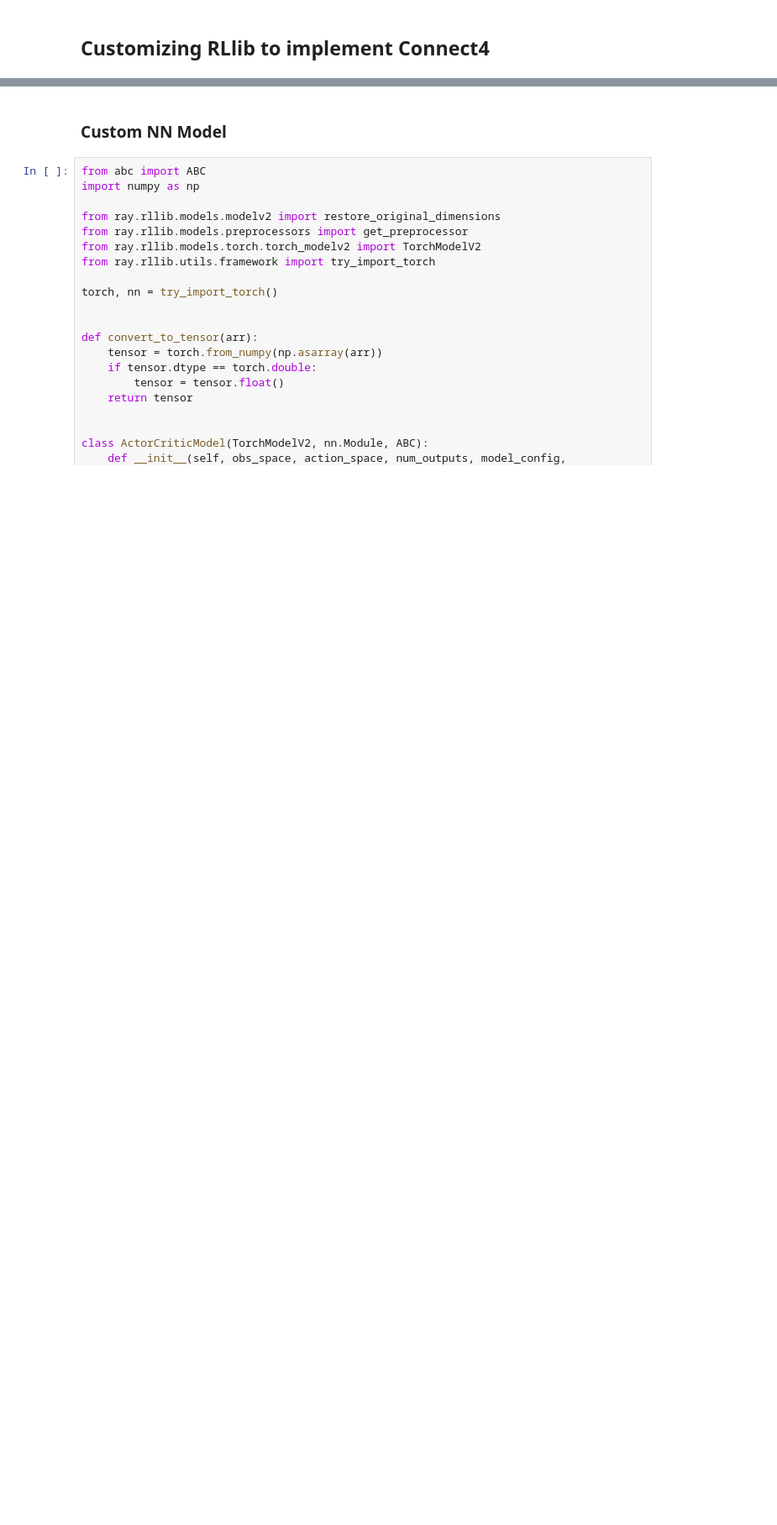
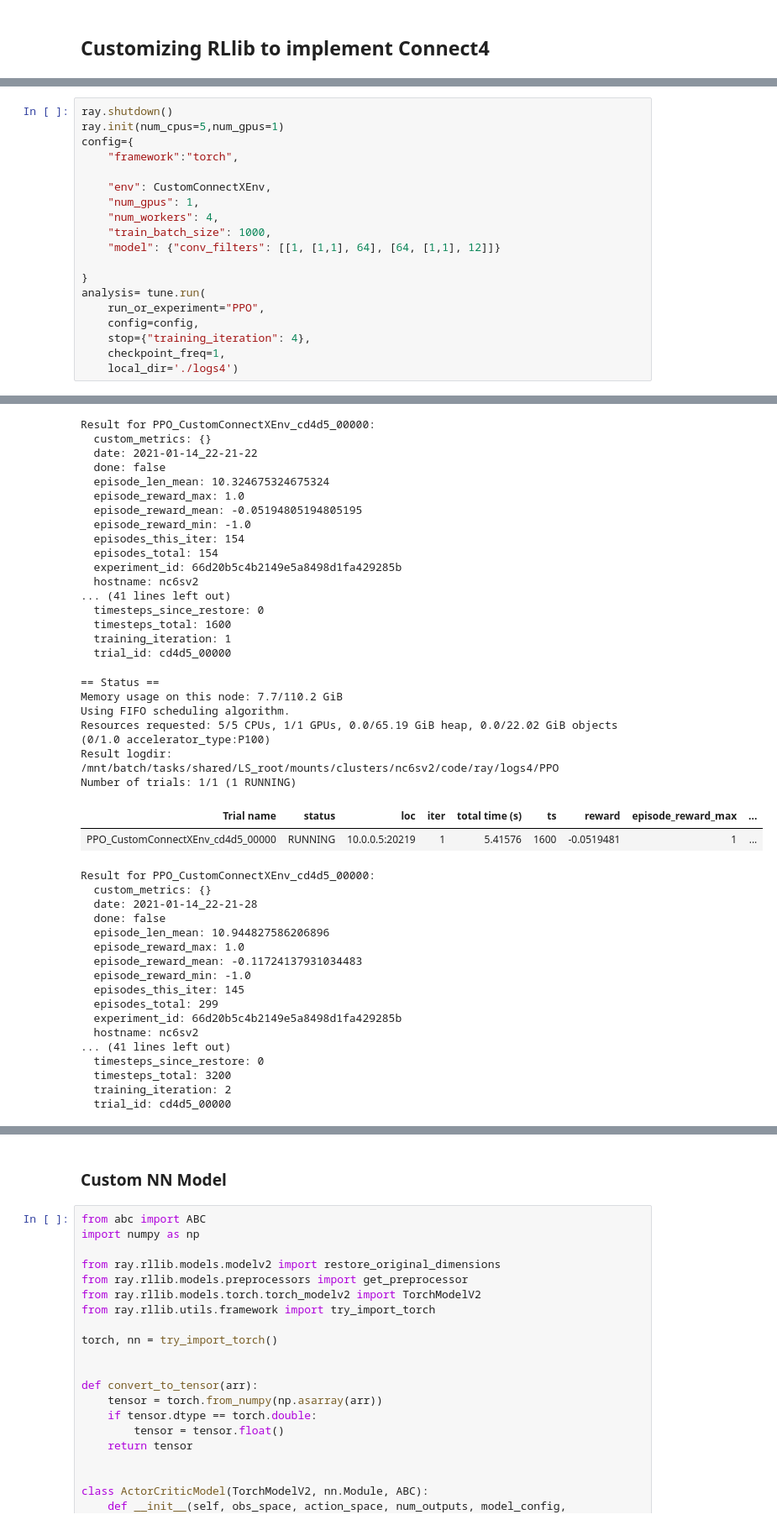
Before and after one commit to james-tn/distributed-reinforcement-learning, a Jupyter notebook: distributed_rl_with_rllib/custom_rllib.ipynb, the cells around one changed output, grey strips where cells are left out. Shown: that part at 84% size. Drawn from its saved outputs; the diff is of its cells as text; blank space fills up the shorter version.

```diff
--- a/distributed_rl_with_rllib/custom_rllib.ipynb
+++ b/distributed_rl_with_rllib/custom_rllib.ipynb
@@ -167,0 +421,20 @@ logits, _ = policy.model.from_batch({"obs": np.array([[0.1, 0.2, 0.3, 0.4]])})
+# %%
+ray.shutdown()
+ray.init(num_cpus=5,num_gpus=1)
+config={
+    "framework":"torch",
+
+    "env": CustomConnectXEnv,
+    "num_gpus": 1,
+    "num_workers": 4,
+    "train_batch_size": 1000,
+    "model": {"conv_filters": [[1, [1,1], 64], [64, [1,1], 12]]}
+
+}
+analysis= tune.run(
+    run_or_experiment="PPO",
+    config=config,
+    stop={"training_iteration": 4},
+    checkpoint_freq=1,
+    local_dir='./logs4')
+# %% [output]
@@ -167,0 +522,42 @@ logits, _ = policy.model.from_batch({"obs": np.array([[0.1, 0.2, 0.3, 0.4]])})
+Result for PPO_CustomConnectXEnv_cd4d5_00000:
+  custom_metrics: {}
+  date: 2021-01-14_22-21-22
+  done: false
+  episode_len_mean: 10.324675324675324
+  episode_reward_max: 1.0
+  episode_reward_mean: -0.05194805194805195
+  episode_reward_min: -1.0
+  episodes_this_iter: 154
+  episodes_total: 154
+  experiment_id: 66d20b5c4b2149e5a8498d1fa429285b
+  hostname: nc6sv2
+... (41 lines left out)
+  timesteps_since_restore: 0
+  timesteps_total: 1600
+  training_iteration: 1
+  trial_id: cd4d5_00000
+== Status ==
+Memory usage on this node: 7.7/110.2 GiB
+Using FIFO scheduling algorithm.
+Resources requested: 5/5 CPUs, 1/1 GPUs, 0.0/65.19 GiB heap, 0.0/22.02 GiB objects (0/1.0 accelerator_type:P100)
+Result logdir: /mnt/batch/tasks/shared/LS_root/mounts/clusters/nc6sv2/code/ray/logs4/PPO
+Number of trials: 1/1 (1 RUNNING)
+| Trial name | status | loc | iter | total time (s) | ts | reward | episode_reward_max | ... |
+| PPO_CustomConnectXEnv_cd4d5_00000 | RUNNING | 10.0.0.5:20219 | 1 | 5.41576 | 1600 | -0.0519481 | 1 | ... |
+Result for PPO_CustomConnectXEnv_cd4d5_00000:
+  custom_metrics: {}
+  date: 2021-01-14_22-21-28
+  done: false
+  episode_len_mean: 10.944827586206896
+  episode_reward_max: 1.0
+  episode_reward_mean: -0.11724137931034483
+  episode_reward_min: -1.0
+  episodes_this_iter: 145
+  episodes_total: 299
+  experiment_id: 66d20b5c4b2149e5a8498d1fa429285b
+  hostname: nc6sv2
+... (41 lines left out)
+  timesteps_since_restore: 0
+  timesteps_total: 3200
+  training_iteration: 2
+  trial_id: cd4d5_00000
```
Also changed, not shown: parts of 48 cells of this notebook, 1 other file.
